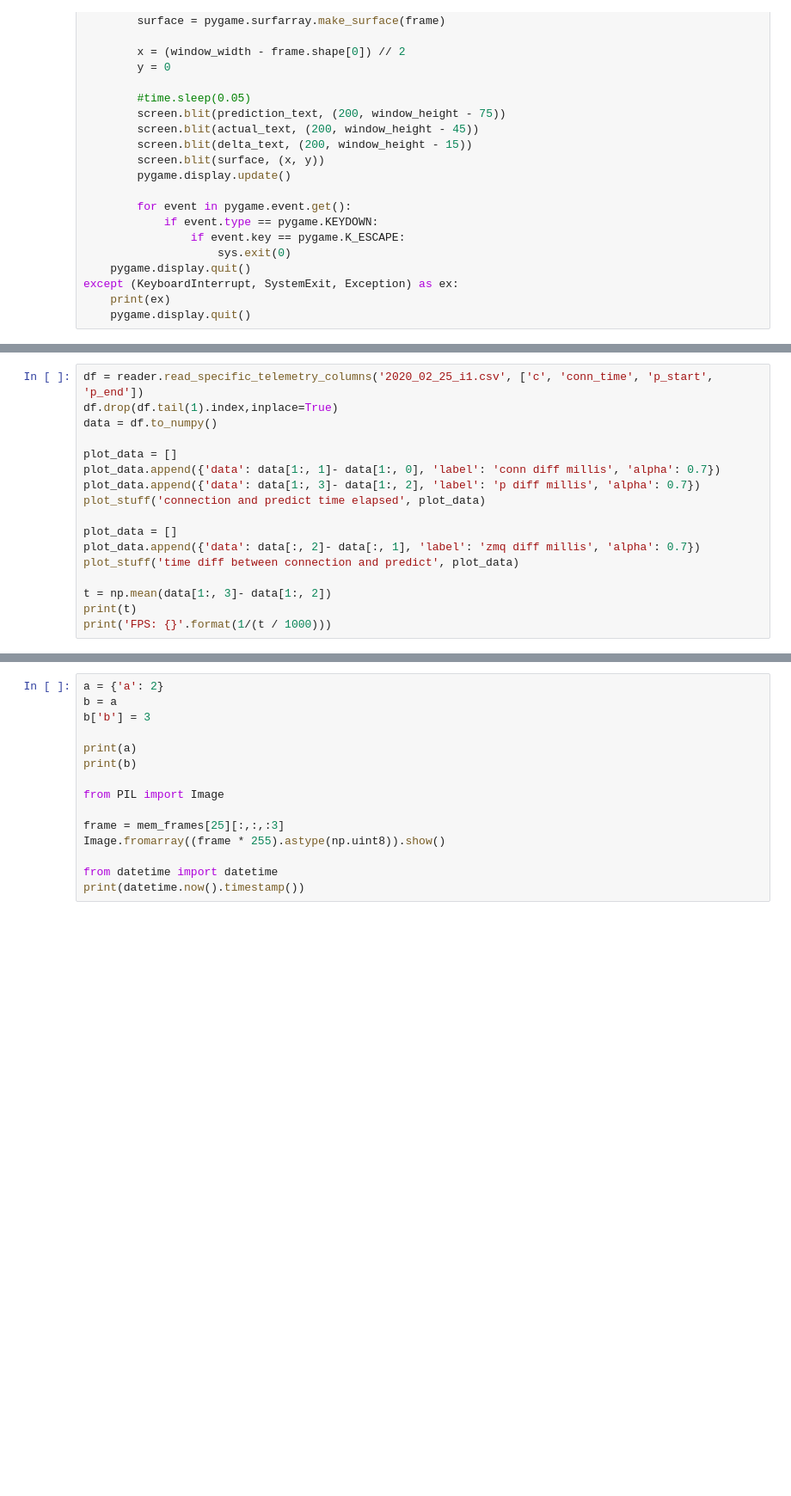
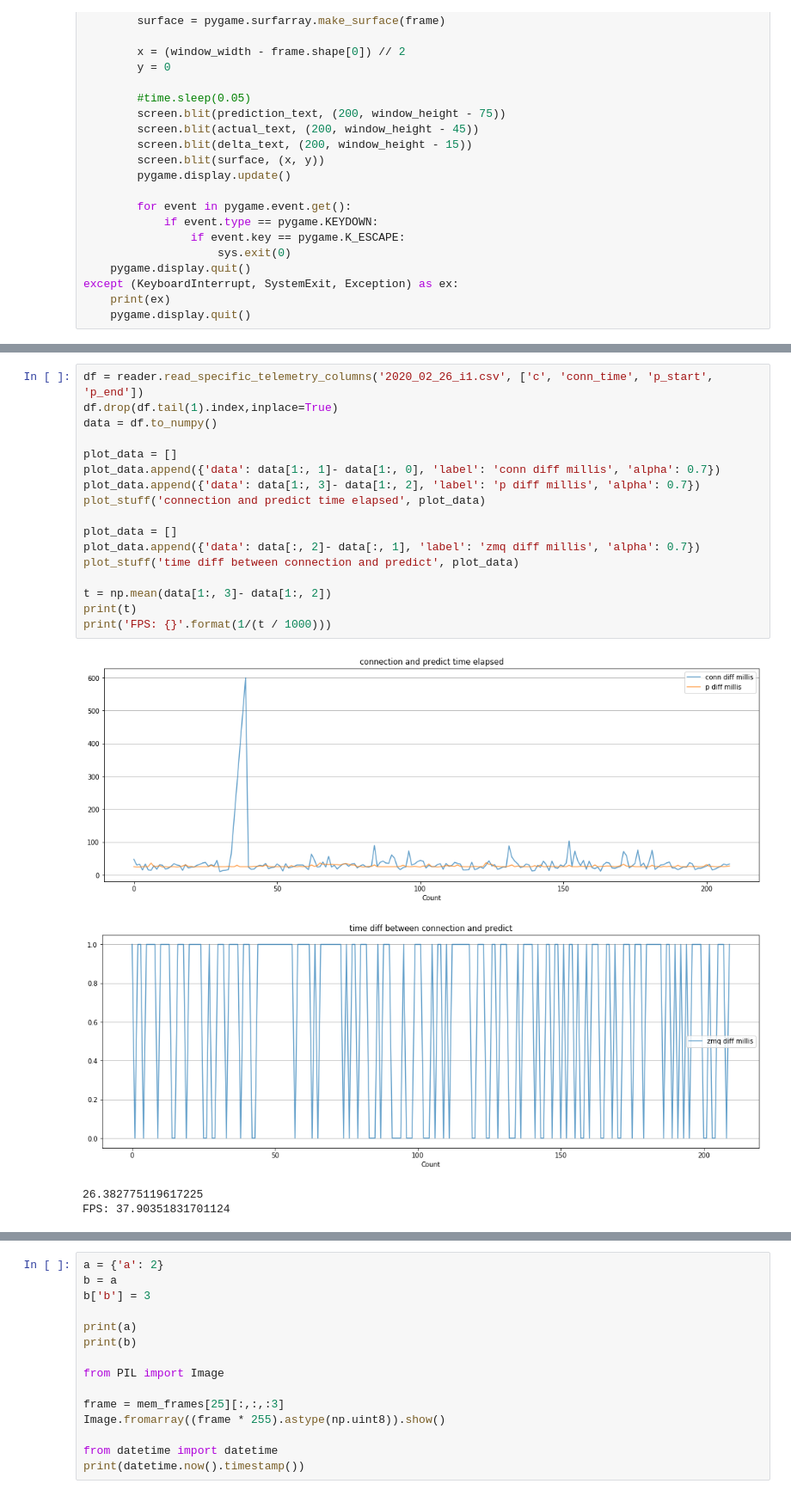
Before and after one commit to martinliivak/RCSnail-AI, a Jupyter notebook: notebooks/prediction_analysis.ipynb, the cells around one changed output, grey strips where cells are left out. Shown at 86% size. Drawn from its saved outputs; the diff is of its cells as text; blank space fills up the shorter version.

```diff
--- a/notebooks/prediction_analysis.ipynb
+++ b/notebooks/prediction_analysis.ipynb
@@ -175,17 +202,22 @@ plot_stuff('live steering comparison', plotto_2)
 # %%
-df = reader.read_specific_telemetry_columns('2020_02_25_i1.csv', ['c', 'conn_time', 'p_start', 'p_end'])
+df = reader.read_specific_telemetry_columns('2020_02_26_i1.csv', ['c', 'conn_time', 'p_start', 'p_end'])
 df.drop(df.tail(1).index,inplace=True)
 data = df.to_numpy()
 
 plot_data = []
 plot_data.append({'data': data[1:, 1]- data[1:, 0], 'label': 'conn diff millis', 'alpha': 0.7})
 plot_data.append({'data': data[1:, 3]- data[1:, 2], 'label': 'p diff millis', 'alpha': 0.7})
 plot_stuff('connection and predict time elapsed', plot_data)
 
 plot_data = []
 plot_data.append({'data': data[:, 2]- data[:, 1], 'label': 'zmq diff millis', 'alpha': 0.7})
 plot_stuff('time diff between connection and predict', plot_data)
 
 t = np.mean(data[1:, 3]- data[1:, 2])
 print(t)
 print('FPS: {}'.format(1/(t / 1000)))
+# %% [output]
+[figure, added]
+[figure, added]
+26.382775119617225
+FPS: 37.90351831701124
```
Also changed, not shown: parts of 5 cells of this notebook, 1 other file.
